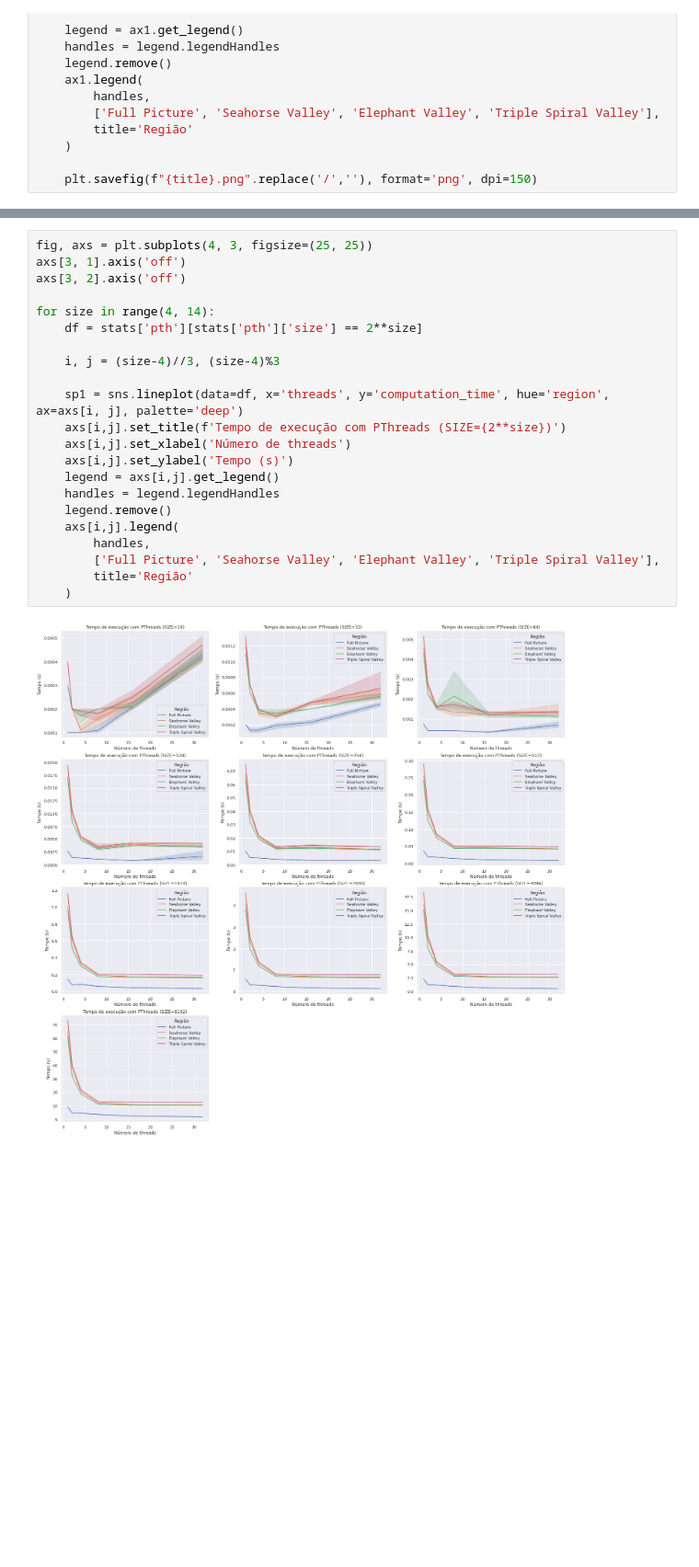
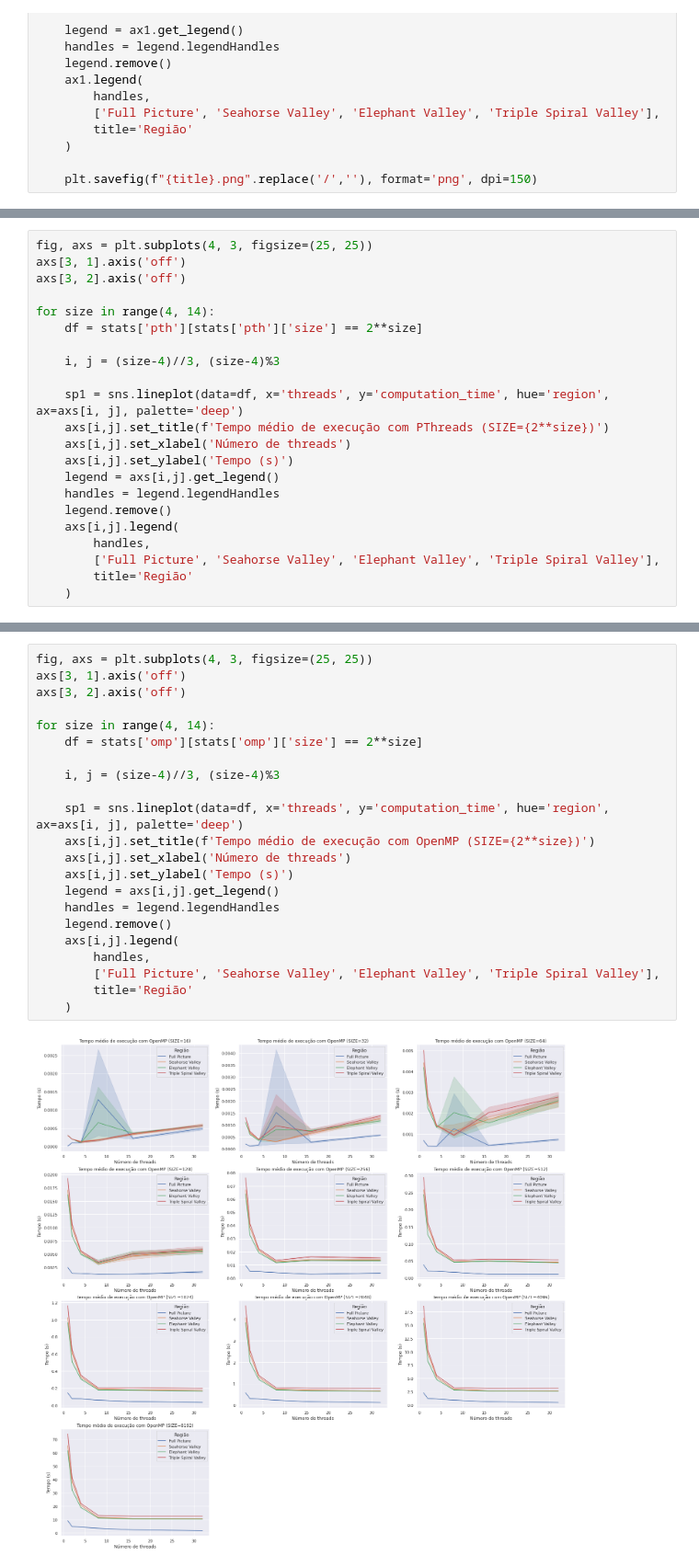
Before and after one commit to GaBrandao/MAC0219, a Jupyter notebook: ep1/src/report.ipynb, the cells around one changed output, grey strips where cells are left out. Shown at 92% size. Drawn from its saved outputs; the diff is of its cells as text; blank space fills up the shorter version.

```diff
--- a/ep1/src/report.ipynb
+++ b/ep1/src/report.ipynb
@@ -85,0 +82,22 @@ plot_stats(stats['pth'], 'size', 'computation_time', 'Tempo de execução para a
+# %%
+fig, axs = plt.subplots(4, 3, figsize=(25, 25))
+axs[3, 1].axis('off')
+axs[3, 2].axis('off')
+
+for size in range(4, 14):
+    df = stats['pth'][stats['pth']['size'] == 2**size]
+
+    i, j = (size-4)//3, (size-4)%3
+
+    sp1 = sns.lineplot(data=df, x='threads', y='computation_time', hue='region', ax=axs[i, j], palette='deep')
+    axs[i,j].set_title(f'Tempo médio de execução com PThreads (SIZE={2**size})')
+    axs[i,j].set_xlabel('Número de threads')
+    axs[i,j].set_ylabel('Tempo (s)')
+    legend = axs[i,j].get_legend()
+    handles = legend.legendHandles
+    legend.remove()
+    axs[i,j].legend(
+        handles,
+        ['Full Picture', 'Seahorse Valley', 'Elephant Valley', 'Triple Spiral Valley'],
+        title='Região'
+    )
@@ -94,24 +114,24 @@ plot_stats(stats['pth'], 'threads', 'computation_time', 'Tempo de execução par
 # %%
 fig, axs = plt.subplots(4, 3, figsize=(25, 25))
 axs[3, 1].axis('off')
 axs[3, 2].axis('off')
 
 for size in range(4, 14):
-    df = stats['pth'][stats['pth']['size'] == 2**size]
+    df = stats['omp'][stats['omp']['size'] == 2**size]
 
     i, j = (size-4)//3, (size-4)%3
 
     sp1 = sns.lineplot(data=df, x='threads', y='computation_time', hue='region', ax=axs[i, j], palette='deep')
-    axs[i,j].set_title(f'Tempo de execução com PThreads (SIZE={2**size})')
+    axs[i,j].set_title(f'Tempo médio de execução com OpenMP (SIZE={2**size})')
     axs[i,j].set_xlabel('Número de threads')
     axs[i,j].set_ylabel('Tempo (s)')
     legend = axs[i,j].get_legend()
     handles = legend.legendHandles
     legend.remove()
     axs[i,j].legend(
         handles,
         ['Full Picture', 'Seahorse Valley', 'Elephant Valley', 'Triple Spiral Valley'],
         title='Região'
     )
 # %% [output]
-[figure, old version]
+[figure, new version]
```
Also changed, not shown: parts of 19 cells of this notebook, 8 other files.
